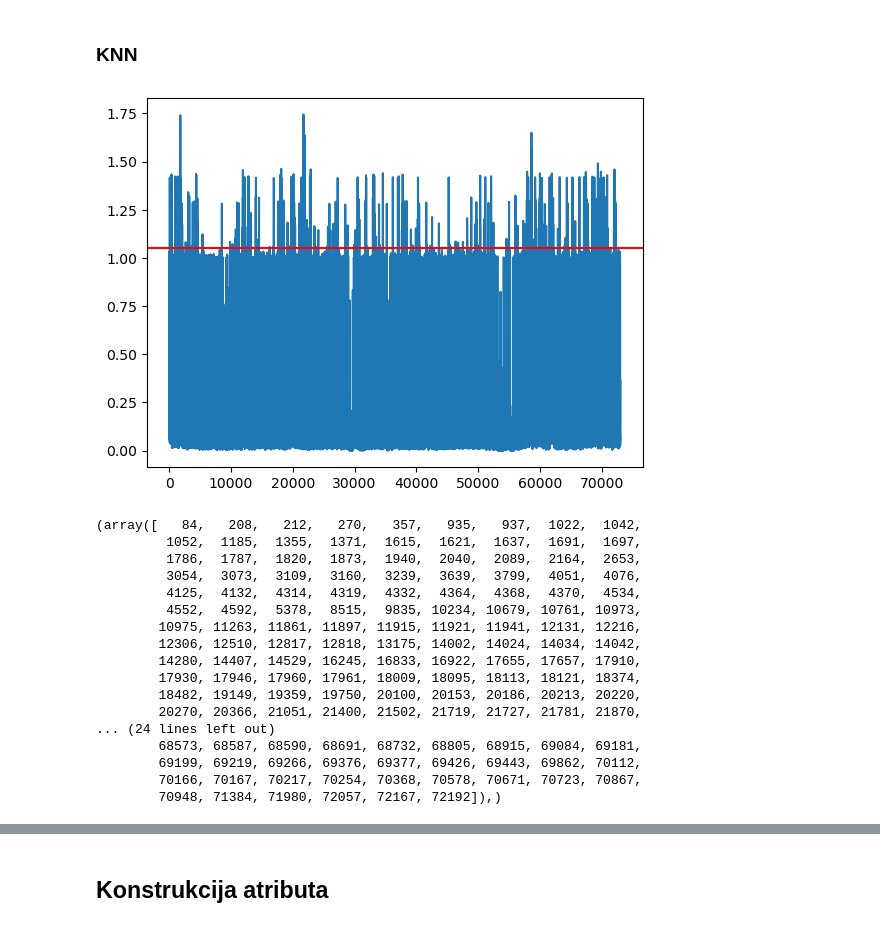
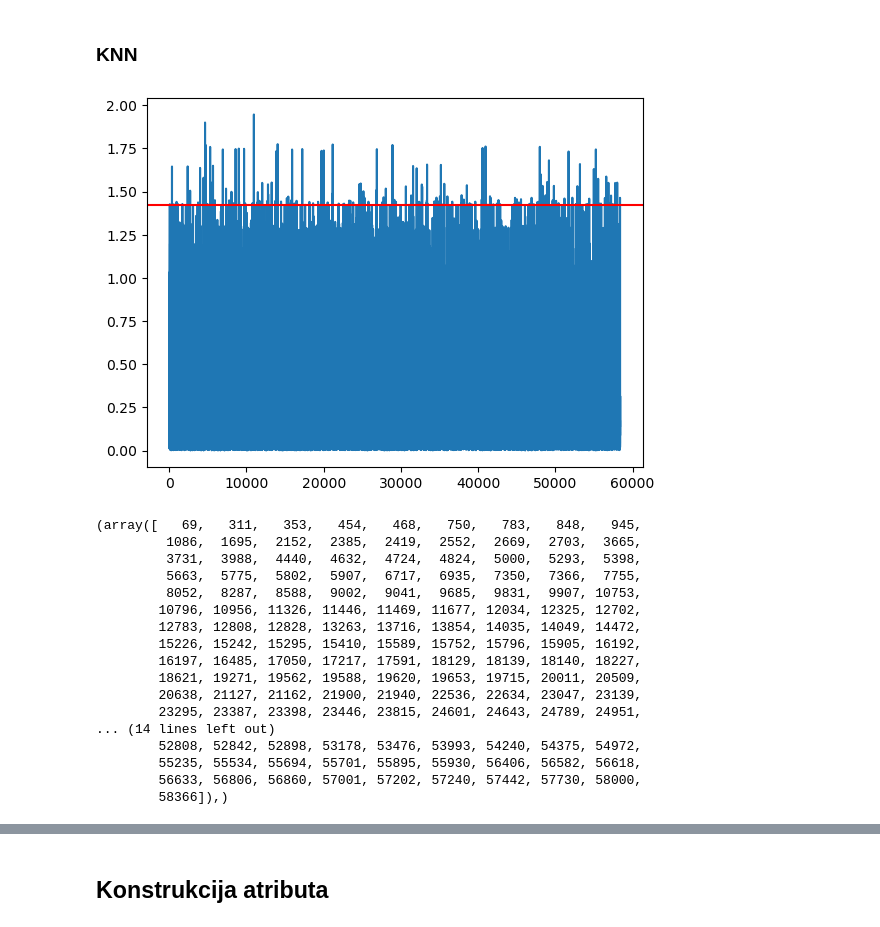
Before and after one commit to NemanjaGojkovic/Predikcija_pogodnosti_kupovine_automobila, a Jupyter notebook: masinsko-ucenje-3-domaci.ipynb, the cells around one changed output, grey strips where cells are left out. Saved outputs shown, nothing was run; the diff lists cells and outputs as text; code cells hidden in the pictures.

```diff
--- a/masinsko-ucenje-3-domaci.ipynb
+++ b/masinsko-ucenje-3-domaci.ipynb
@@ -656,7 +886,7 @@ new_df3=pd.DataFrame(feat_arr3, columns=feat_labels3)
 # %%
-car_data=pd.concat([car_data, new_df1, new_df2, new_df3], axis=1)
+car_data=pd.concat([car_data, new_df1, new_df2, new_df3, new_df4], axis=1)
 # %%
-car_data=car_data.drop(['Auction', 'Make', 'Color', 'WheelType', 'Nationality', 'Size', 'VNST'], axis=1)
+car_data=car_data.drop(['Auction', 'Make', 'Color', 'WheelType', 'Nationality', 'Size', 'VNST', 'Trim'], axis=1)
 # %%
 car_data
 # %% [output]
@@ -701,0 +932,6 @@ car_data_norm
+# %%
+from sklearn.model_selection import train_test_split
+X_train_basic, X_test, y_train_basic, y_test = train_test_split(car_data_norm.drop(['IsBadBuy'], axis=1), car_data_norm.IsBadBuy, test_size=0.2, random_state=1234)
+# %%
+X_train_basic=X_train_basic.reset_index()
+X_train_basic=X_train_basic.drop('index', axis=1)
@@ -730,32 +977,32 @@ print(np.unique(model2, return_counts=True))
 ### KNN
 # %%
 model3 = NearestNeighbors(n_neighbors=3)
-model3.fit(car_data_norm)
+model3.fit(X_train_basic)
 distances, indexes = model3.kneighbors()
 plt.plot(distances.mean(axis =1))
-plt.axhline(1.05, color='red')
+plt.axhline(1.42, color='red')
 plt.show()
 # %% [output]
-[figure, old version]
+[figure, new version]
 # %%
-outlier_index = np.where(distances.mean(axis = 1) > 1.05)
+outlier_index = np.where(distances.mean(axis = 1) > 1.42)
 outlier_index
 # %% [output]
-(array([   84,   208,   212,   270,   357,   935,   937,  1022,  1042,
-         1052,  1185,  1355,  1371,  1615,  1621,  1637,  1691,  1697,
-         1786,  1787,  1820,  1873,  1940,  2040,  2089,  2164,  2653,
-         3054,  3073,  3109,  3160,  3239,  3639,  3799,  4051,  4076,
-         4125,  4132,  4314,  4319,  4332,  4364,  4368,  4370,  4534,
-         4552,  4592,  5378,  8515,  9835, 10234, 10679, 10761, 10973,
-        10975, 11263, 11861, 11897, 11915, 11921, 11941, 12131, 12216,
-        12306, 12510, 12817, 12818, 13175, 14002, 14024, 14034, 14042,
-        14280, 14407, 14529, 16245, 16833, 16922, 17655, 17657, 17910,
-        17930, 17946, 17960, 17961, 18009, 18095, 18113, 18121, 18374,
-        18482, 19149, 19359, 19750, 20100, 20153, 20186, 20213, 20220,
-        20270, 20366, 21051, 21400, 21502, 21719, 21727, 21781, 21870,
-... (24 lines left out)
-        68573, 68587, 68590, 68691, 68732, 68805, 68915, 69084, 69181,
-        69199, 69219, 69266, 69376, 69377, 69426, 69443, 69862, 70112,
-        70166, 70167, 70217, 70254, 70368, 70578, 70671, 70723, 70867,
-        70948, 71384, 71980, 72057, 72167, 72192]),)
+(array([   69,   311,   353,   454,   468,   750,   783,   848,   945,
+         1086,  1695,  2152,  2385,  2419,  2552,  2669,  2703,  3665,
+         3731,  3988,  4440,  4632,  4724,  4824,  5000,  5293,  5398,
+         5663,  5775,  5802,  5907,  6717,  6935,  7350,  7366,  7755,
+         8052,  8287,  8588,  9002,  9041,  9685,  9831,  9907, 10753,
+        10796, 10956, 11326, 11446, 11469, 11677, 12034, 12325, 12702,
+        12783, 12808, 12828, 13263, 13716, 13854, 14035, 14049, 14472,
+        15226, 15242, 15295, 15410, 15589, 15752, 15796, 15905, 16192,
+        16197, 16485, 17050, 17217, 17591, 18129, 18139, 18140, 18227,
+        18621, 19271, 19562, 19588, 19620, 19653, 19715, 20011, 20509,
+        20638, 21127, 21162, 21900, 21940, 22536, 22634, 23047, 23139,
+        23295, 23387, 23398, 23446, 23815, 24601, 24643, 24789, 24951,
+... (14 lines left out)
+        52808, 52842, 52898, 53178, 53476, 53993, 54240, 54375, 54972,
+        55235, 55534, 55694, 55701, 55895, 55930, 56406, 56582, 56618,
+        56633, 56806, 56860, 57001, 57202, 57240, 57442, 57730, 58000,
+        58366]),)
 # %%
```
Also changed, not shown: parts of 85 cells of this notebook.
